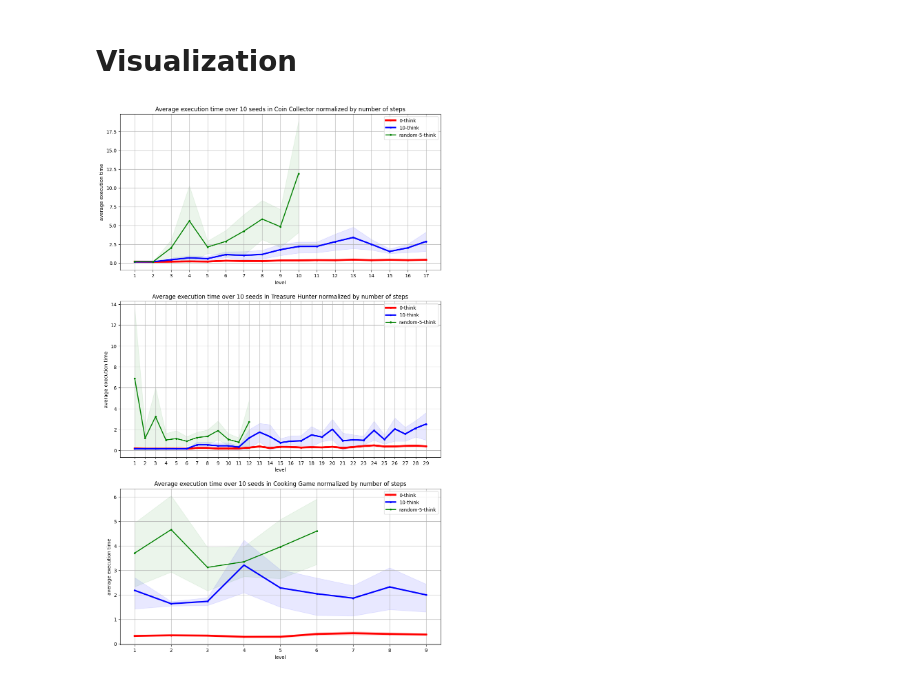
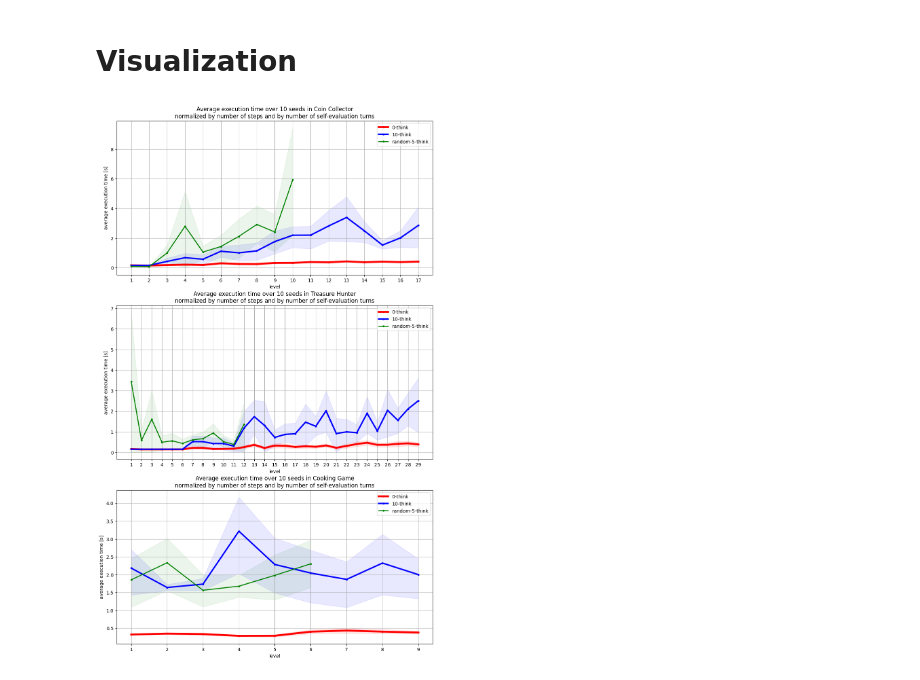
Before and after one commit to MizuGreg/LLMs-Play-Textual-Games, a Jupyter notebook: Code/Testing/Testing_6_Times.ipynb, the cells around one changed output. Drawn from its saved outputs; the diff is of its cells as text; code cells hidden in the pictures.

Commit message:
small fixes to self-evaluation and test 6

```diff
--- a/Code/Testing/Testing_6_Times.ipynb
+++ b/Code/Testing/Testing_6_Times.ipynb
@@ -45,6 +45,7 @@ time_cooking_r5think_ci = []
 final_arrays = {"coin_collector": {0: (time_coin_nothink, time_coin_nothink_ci), 10: (time_coin_10think, time_coin_10think_ci), "r5": (time_coin_r5think, time_coin_r5think_ci)},
                 "treasure_hunter": {0: (time_treasure_nothink, time_treasure_nothink_ci), 10: (time_treasure_10think, time_treasure_10think_ci), "r5": (time_treasure_r5think, time_treasure_r5think_ci)},
                 "cooking": {0: (time_cooking_nothink, time_cooking_nothink_ci), 10: (time_cooking_10think, time_cooking_10think_ci), "r5": (time_cooking_r5think, time_cooking_r5think_ci)}}
+selfeval_coeffs = {0: 1, 10: 1, "r5": 0.5}
 
 for n in n_think_indices:
     for game in levels.keys():
@@ -55,7 +56,7 @@ for n in n_think_indices:
                     results_all_seeds = pickle.load(f)
                     f.close()
                 #final_times = [run[-1][2] for run in results_all_seeds] # last step, time
-                final_times = [run[-1][2]/run[-1][0] for run in results_all_seeds] # last step, time, normalized by amount of steps
+                final_times = [run[-1][2]/run[-1][0]*selfeval_coeffs[n] for run in results_all_seeds] # last step, time, normalized by amount of steps, normalized again by n of selfeval turns
 
                 avg_final_time = np.mean(final_times)
                 bootstrap_results = bootstrap(data=(final_times,),
@@ -86,33 +87,33 @@ for i, game in enumerate(final_arrays.keys()):
     y_10, y_10_ci = final_arrays[game][10]
     y_r5, y_r5_ci = final_arrays[game]["r5"]
 
 
     ax.fill_between(x,
                     np.clip([i[0] for i in y_0_ci], 0, a_max=None),
                     np.clip([i[1] for i in y_0_ci], 0, a_max=None),
                     alpha=0.1, color="red")
     ax.fill_between(x,
                     np.clip([i[0] for i in y_10_ci], 0, a_max=None),
                     np.clip([i[1] for i in y_10_ci], 0, a_max=None),
                     alpha=0.09, color="blue")
     ax.fill_between(x[:len(y_r5_ci)],
                     np.clip([i[0] for i in y_r5_ci], 0, a_max=None),
                     np.clip([i[1] for i in y_r5_ci], 0, a_max=None),
                     alpha=0.08, color="green")
 
     ax.plot(x, y_0, label="0-think", marker=".", linestyle="-", color="red", linewidth=4)
     ax.plot(x, y_10, label="10-think", marker=".", linestyle="-", color="blue", linewidth=3)
     ax.plot(x[:len(y_r5)], y_r5, label="random-5-think", marker=".", linestyle="-", color="green", linewidth=2)
 
-    ax.set_title(f"Average execution time over 10 seeds in {prettified_names[game]} normalized by number of steps")
+    ax.set_title(f"Average execution time over 10 seeds in {prettified_names[game]}\nnormalized by number of steps and by number of self-evaluation turns")
     ax.set_xlabel('level')
-    ax.set_ylabel('average execution time')
+    ax.set_ylabel('average execution time [s]')
     ax.legend()
 
     ax.set_xticks(x)
     # ax.set_ylim(ylims[game][0], ylims[game][1])
     ax.grid()
 
 plt.show()
 # %% [output]
-[figure, old version]
+[figure, new version]
```
Also changed, not shown: 1 other file.
